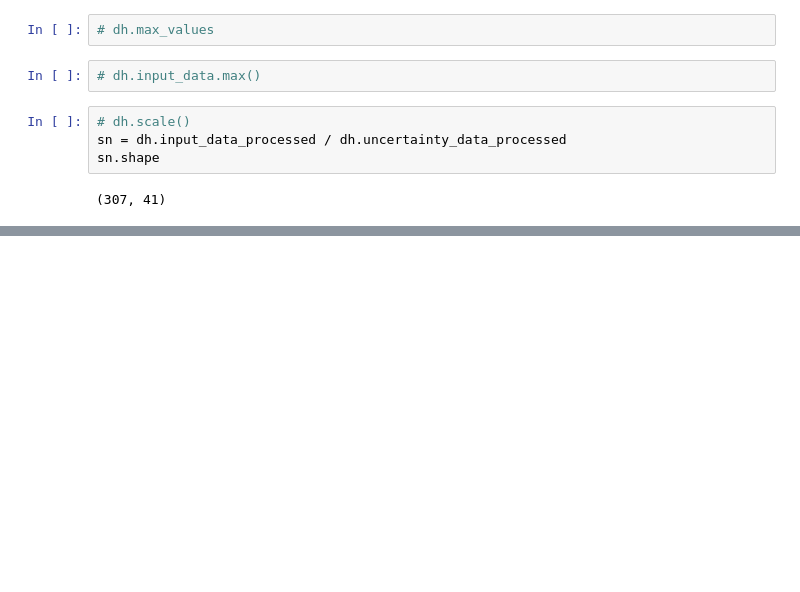
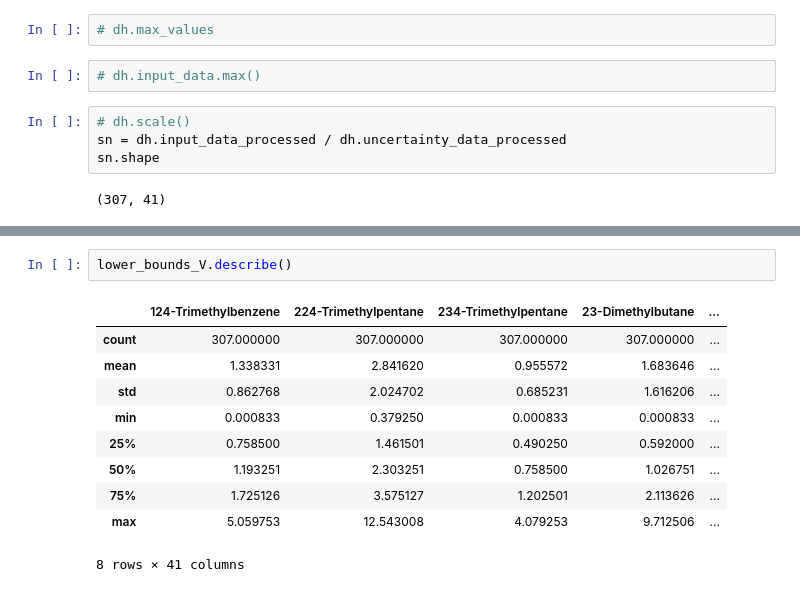
Before and after one commit to quanted/esat, a Jupyter notebook: notebooks/data_exploration.ipynb, the cells around one changed output, grey strips where cells are left out. Cells and saved outputs as stored; diff of their text form; blank space fills up the shorter version.

```diff
--- a/notebooks/data_exploration.ipynb
+++ b/notebooks/data_exploration.ipynb
@@ -117,0 +156,13 @@ array([[0.4165316 , 0.6379274 , 0.44620812, ..., 0.20604613, 0.09570183,
+# %%
+lower_bounds_V.describe()
+# %% [output]
+|  | 124-Trimethylbenzene | 224-Trimethylpentane | 234-Trimethylpentane | 23-Dimethylbutane | ... |
+| count | 307.000000 | 307.000000 | 307.000000 | 307.000000 | ... |
+| mean | 1.338331 | 2.841620 | 0.955572 | 1.683646 | ... |
+| std | 0.862768 | 2.024702 | 0.685231 | 1.616206 | ... |
+| min | 0.000833 | 0.379250 | 0.000833 | 0.000833 | ... |
+| 25% | 0.758500 | 1.461501 | 0.490250 | 0.592000 | ... |
+| 50% | 1.193251 | 2.303251 | 0.758500 | 1.026751 | ... |
+| 75% | 1.725126 | 3.575127 | 1.202501 | 2.113626 | ... |
+| max | 5.059753 | 12.543008 | 4.079253 | 9.712506 | ... |
+8 rows × 41 columns
```
Also changed, not shown: parts of 9 cells of this notebook, 6 other files.
